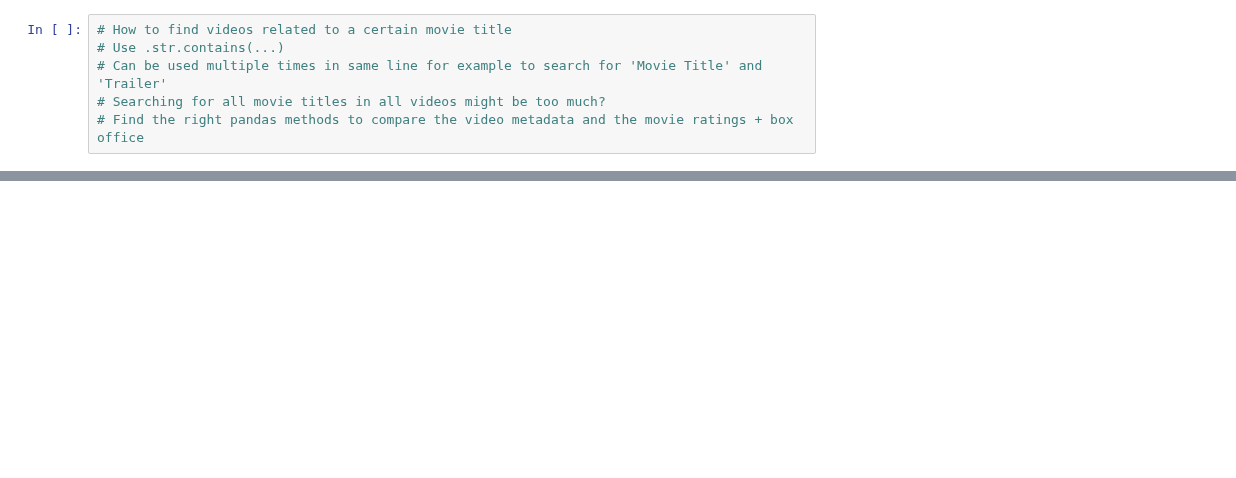
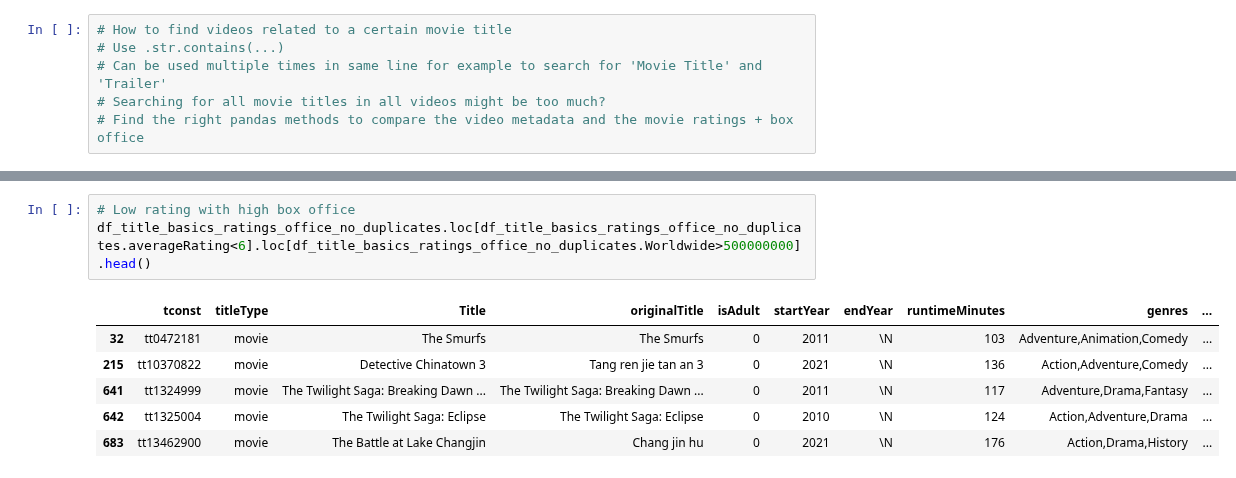
Before and after one commit to epfl-ada/ada-2024-project-tropicaltoucansinsight, a Jupyter notebook: test Notebooks/Loading_Data_Parquet.ipynb, the cells around one changed output, grey strips where cells are left out. Saved outputs shown, nothing was run; the diff lists cells and outputs as text; blank space fills up the shorter version.

```diff
--- a/test Notebooks/Loading_Data_Parquet.ipynb
+++ b/test Notebooks/Loading_Data_Parquet.ipynb
@@ -539,0 +558,10 @@ The Pearson correlation coefficient is 0.2292269493701698, with p-value 1.302345
+# %%
+# Low rating with high box office
+df_title_basics_ratings_office_no_duplicates.loc[df_title_basics_ratings_office_no_duplicates.averageRating<6].loc[df_title_basics_ratings_office_no_duplicates.Worldwide>500000000].head()
+# %% [output]
+|  | tconst | titleType | Title | originalTitle | isAdult | startYear | endYear | runtimeMinutes | genres | ... |
+| 32 | tt0472181 | movie | The Smurfs | The Smurfs | 0 | 2011 | \N | 103 | Adventure,Animation,Comedy | ... |
+| 215 | tt10370822 | movie | Detective Chinatown 3 | Tang ren jie tan an 3 | 0 | 2021 | \N | 136 | Action,Adventure,Comedy | ... |
+| 641 | tt1324999 | movie | The Twilight Saga: Breaking Dawn ... | The Twilight Saga: Breaking Dawn ... | 0 | 2011 | \N | 117 | Adventure,Drama,Fantasy | ... |
+| 642 | tt1325004 | movie | The Twilight Saga: Eclipse | The Twilight Saga: Eclipse | 0 | 2010 | \N | 124 | Action,Adventure,Drama | ... |
+| 683 | tt13462900 | movie | The Battle at Lake Changjin | Chang jin hu | 0 | 2021 | \N | 176 | Action,Drama,History | ... |
```
Also changed, not shown: parts of 6 cells of this notebook, 1 other file.
